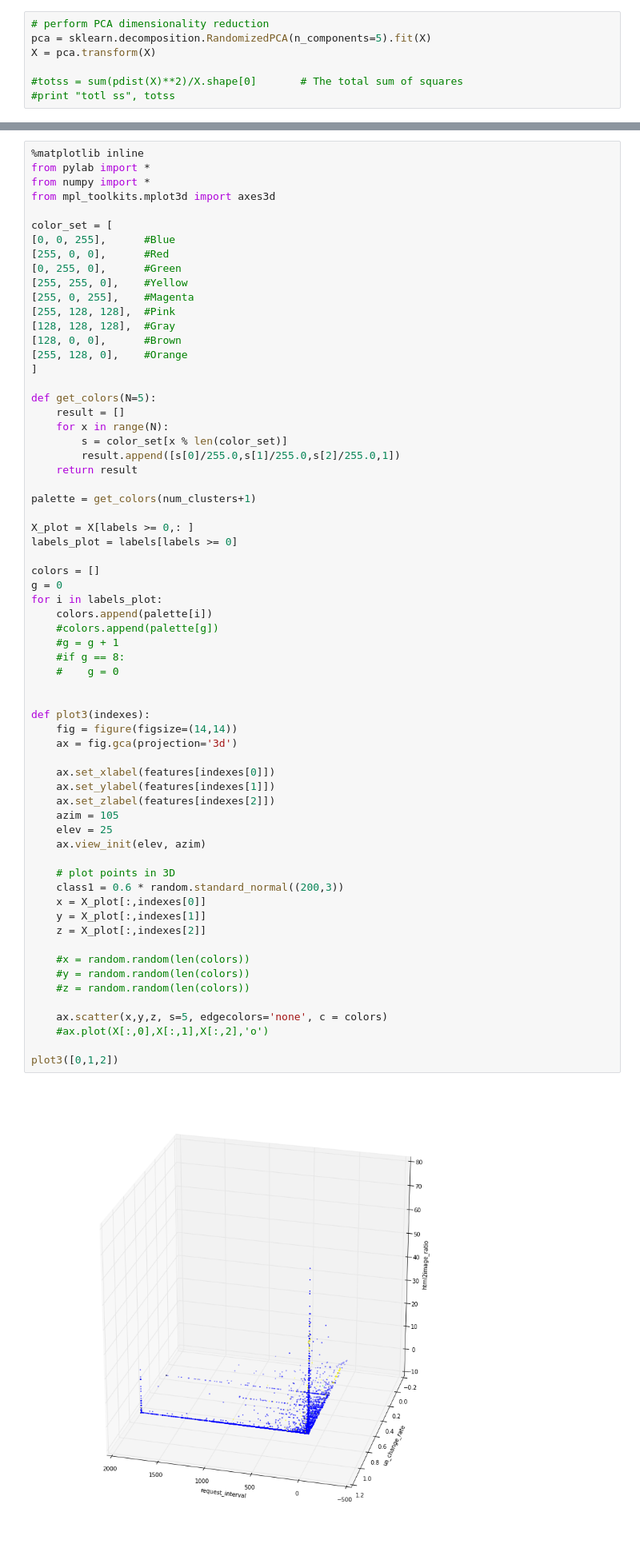
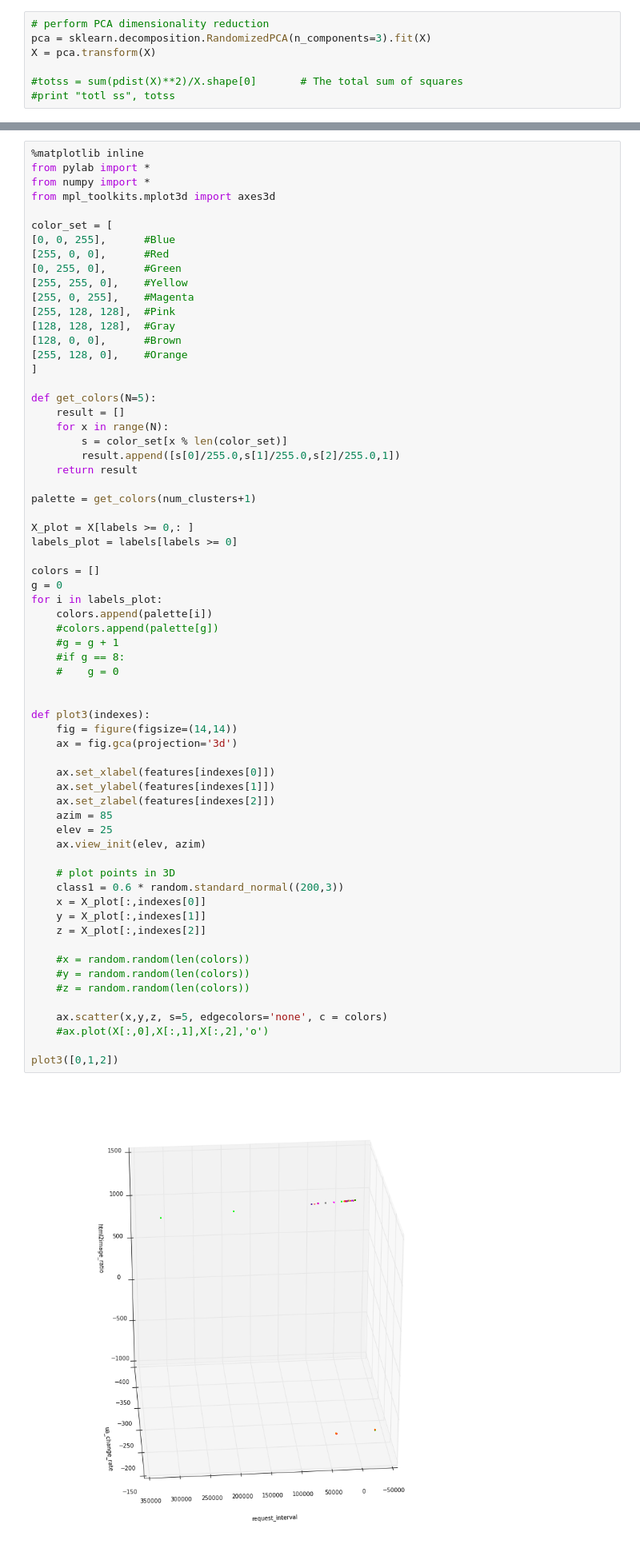
Before and after one commit to equalitie/BotHound, a Jupyter notebook: ipython/Clustering.ipynb, the cells around one changed output, grey strips where cells are left out. Shown: that part at 80% size. Drawn from its saved outputs; the diff is of its cells as text.

```diff
--- a/ipython/Clustering.ipynb
+++ b/ipython/Clustering.ipynb
@@ -78,7 +78,7 @@ X = np.array(values)
 # PCA
 # %%
 # perform PCA dimensionality reduction
-pca = sklearn.decomposition.RandomizedPCA(n_components=5).fit(X)
+pca = sklearn.decomposition.RandomizedPCA(n_components=3).fit(X)
 X = pca.transform(X)
 
 #totss = sum(pdist(X)**2)/X.shape[0]       # The total sum of squares
@@ -263,35 +263,35 @@ for i in labels_plot:
     #g = g + 1
     #if g == 8:
     #    g = 0
 
 
 def plot3(indexes):
     fig = figure(figsize=(14,14))
     ax = fig.gca(projection='3d')
 
     ax.set_xlabel(features[indexes[0]])
     ax.set_ylabel(features[indexes[1]])
     ax.set_zlabel(features[indexes[2]])
-    azim = 105
+    azim = 85
     elev = 25
     ax.view_init(elev, azim)
 
     # plot points in 3D
     class1 = 0.6 * random.standard_normal((200,3))
     x = X_plot[:,indexes[0]]
     y = X_plot[:,indexes[1]]
     z = X_plot[:,indexes[2]]
 
     #x = random.random(len(colors))
     #y = random.random(len(colors))
     #z = random.random(len(colors))
 
     ax.scatter(x,y,z, s=5, edgecolors='none', c = colors)
     #ax.plot(X[:,0],X[:,1],X[:,2],'o')
 
 plot3([0,1,2])
 # %% [output]
-[figure, old version]
+[figure, new version]
 # %%
 plot3([1,2,3])
 plot3([2,3,4])
```
Also changed, not shown: parts of 6 cells of this notebook, 2 other files.
